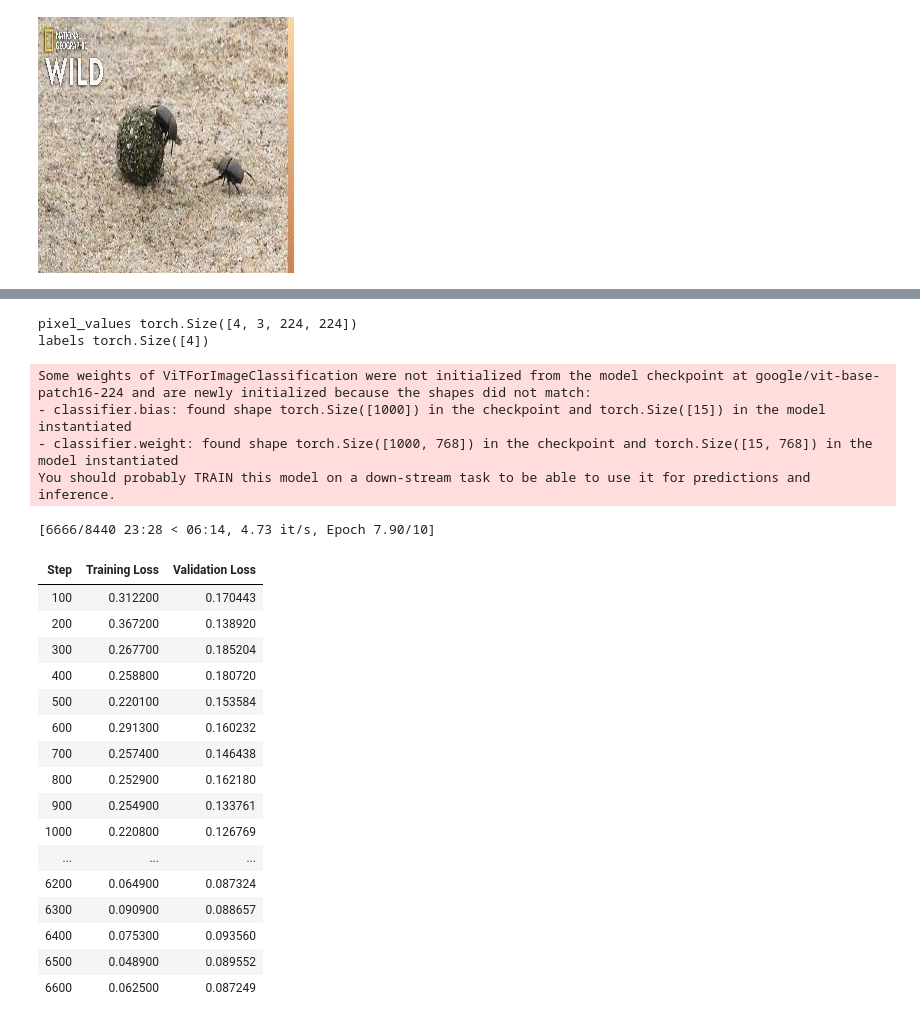
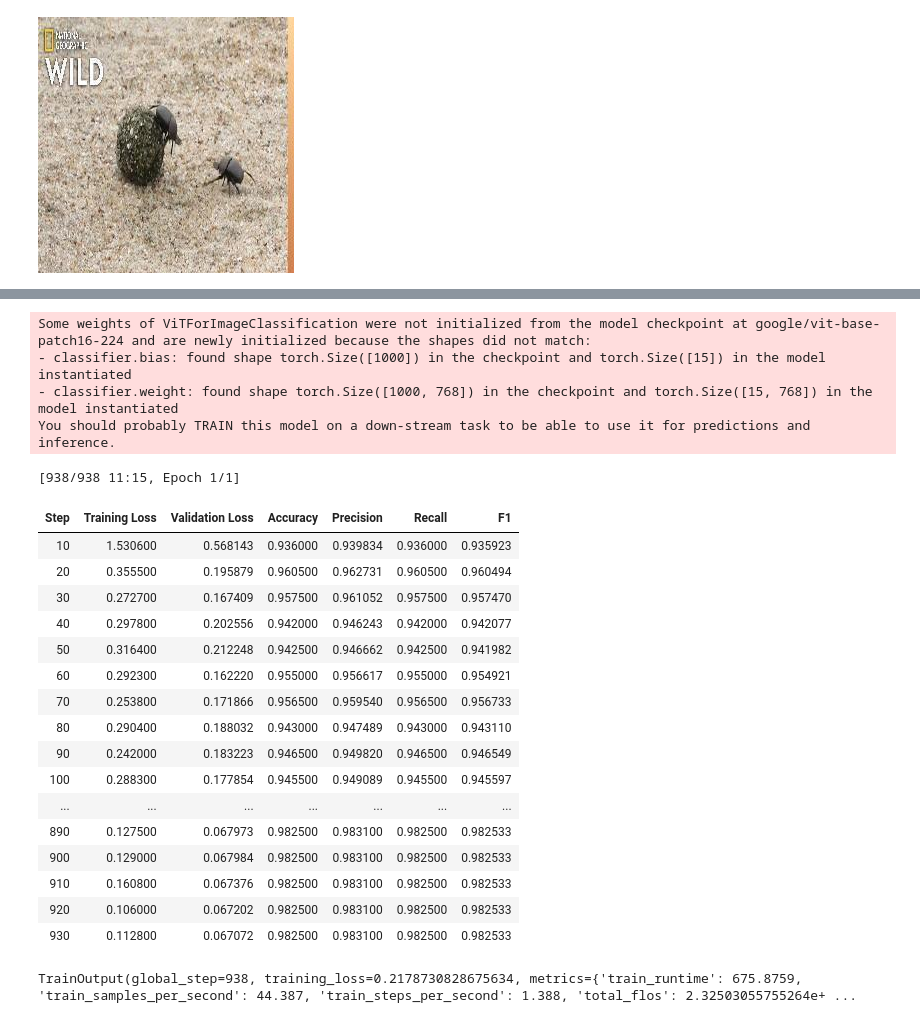
Before and after one commit to Aremju/dl-cv-wintersemester-2025-2026, a Jupyter notebook: task/milestone_1/vision_transformer/tutorial.ipynb, the cells around one changed output, grey strips where cells are left out. Saved outputs shown, nothing was run; the diff lists cells and outputs as text; code cells hidden in the pictures.

Commit message:
implemented working training of vit

```diff
--- a/task/milestone_1/vision_transformer/tutorial.ipynb
+++ b/task/milestone_1/vision_transformer/tutorial.ipynb
@@ -63,7 +49,8 @@ test_ds = final_dataset["test"]
 # %%
-id2label = {id: label for id, label in enumerate(train_ds.features["label"].names)}
+# Label mapping for model (label-name -> index)
+id2label = {id: label for id, label in enumerate(train_data.features["label"].names)}
 label2id = {label: id for id, label in id2label.items()}
-id2label, id2label[train_ds[0]["label"]]
+id2label, id2label[train_data[0]["label"]]
 # %% [output]
 ({0: 'Beetle',
   1: 'Butterfly',
@@ -161,9 +171,9 @@ def apply_test_transforms(examples):
     examples["pixel_values"] = [val_transforms(image.convert("RGB")) for image in examples["image"]]
     return examples
 
-train_ds.set_transform(apply_train_transforms)
-val_ds.set_transform(apply_val_transforms)
-test_ds.set_transform(apply_test_transforms)
+train_data.set_transform(apply_train_transforms)
+validation_data.set_transform(apply_val_transforms)
+test_data.set_transform(apply_test_transforms)
 # %%
 import torch
 from torch.utils.data import DataLoader
@@ -180,15 +187,7 @@ train_dl = DataLoader(train_ds, collate_fn=collate_fn, batch_size=4)
-# %%
-batch = next(iter(train_dl))
-for k, v in batch.items():
-    if isinstance(v, torch.Tensor):
-        print(k, v.shape)
-# %% [output]
-pixel_values torch.Size([4, 3, 224, 224])
-labels torch.Size([4])
 # %%
 from transformers import ViTForImageClassification
 
-labels  = ds_1['train'].features['label'].names
+labels  = animal_dataset['train'].features['label'].names
 
 model = ViTForImageClassification.from_pretrained(
     "google/vit-base-patch16-224",
@@ -210,15 +209,14 @@ train_args = TrainingArguments(
     output_dir="output-models",
   per_device_train_batch_size=32,
   eval_strategy="steps",
-  num_train_epochs=10,
+  num_train_epochs=1,
   fp16=True,
   save_steps=100,
-  eval_steps=100,
+  eval_steps=10,
   logging_steps=10,
   learning_rate=2e-4,
   save_total_limit=3,
   remove_unused_columns=False,
-  push_to_hub=False,
   report_to='tensorboard',
   load_best_model_at_end=True,
 )
@@ -225,29 +265,31 @@ train_args = TrainingArguments(
 # %%
 trainer = Trainer(
     model,
     train_args,
-    train_dataset=train_ds,
-    eval_dataset=val_ds,
+    train_dataset=train_data,
+    eval_dataset=validation_data,
     data_collator=collate_fn,
     tokenizer=processor,
+    compute_metrics=compute_metrics,
 )
 trainer.train()
 # %% [output]
-[6666/8440 23:28 < 06:14, 4.73 it/s, Epoch 7.90/10]
+[938/938 11:15, Epoch 1/1]
-| Step | Training Loss | Validation Loss |
-| 100 | 0.312200 | 0.170443 |
-| 200 | 0.367200 | 0.138920 |
-| 300 | 0.267700 | 0.185204 |
-| 400 | 0.258800 | 0.180720 |
-| 500 | 0.220100 | 0.153584 |
-| 600 | 0.291300 | 0.160232 |
-| 700 | 0.257400 | 0.146438 |
-| 800 | 0.252900 | 0.162180 |
-| 900 | 0.254900 | 0.133761 |
-| 1000 | 0.220800 | 0.126769 |
-| ... | ... | ... |
-| 6200 | 0.064900 | 0.087324 |
-| 6300 | 0.090900 | 0.088657 |
-| 6400 | 0.075300 | 0.093560 |
-| 6500 | 0.048900 | 0.089552 |
-| 6600 | 0.062500 | 0.087249 |
+| Step | Training Loss | Validation Loss | Accuracy | Precision | Recall | F1 |
+| 10 | 1.530600 | 0.568143 | 0.936000 | 0.939834 | 0.936000 | 0.935923 |
+| 20 | 0.355500 | 0.195879 | 0.960500 | 0.962731 | 0.960500 | 0.960494 |
+| 30 | 0.272700 | 0.167409 | 0.957500 | 0.961052 | 0.957500 | 0.957470 |
+| 40 | 0.297800 | 0.202556 | 0.942000 | 0.946243 | 0.942000 | 0.942077 |
+| 50 | 0.316400 | 0.212248 | 0.942500 | 0.946662 | 0.942500 | 0.941982 |
+| 60 | 0.292300 | 0.162220 | 0.955000 | 0.956617 | 0.955000 | 0.954921 |
+| 70 | 0.253800 | 0.171866 | 0.956500 | 0.959540 | 0.956500 | 0.956733 |
+| 80 | 0.290400 | 0.188032 | 0.943000 | 0.947489 | 0.943000 | 0.943110 |
+| 90 | 0.242000 | 0.183223 | 0.946500 | 0.949820 | 0.946500 | 0.946549 |
+| 100 | 0.288300 | 0.177854 | 0.945500 | 0.949089 | 0.945500 | 0.945597 |
+| ... | ... | ... | ... | ... | ... | ... |
+| 890 | 0.127500 | 0.067973 | 0.982500 | 0.983100 | 0.982500 | 0.982533 |
+| 900 | 0.129000 | 0.067984 | 0.982500 | 0.983100 | 0.982500 | 0.982533 |
+| 910 | 0.160800 | 0.067376 | 0.982500 | 0.983100 | 0.982500 | 0.982533 |
+| 920 | 0.106000 | 0.067202 | 0.982500 | 0.983100 | 0.982500 | 0.982533 |
+| 930 | 0.112800 | 0.067072 | 0.982500 | 0.983100 | 0.982500 | 0.982533 |
+TrainOutput(global_step=938, training_loss=0.2178730828675634, metrics={'train_runtime': 675.8759, 'train_samples_per_second': 44.387, 'train_steps_per_second': 1.388, 'total_flos': 2.32503055755264e+ ...
```
Also changed, not shown: parts of 13 cells of this notebook.
